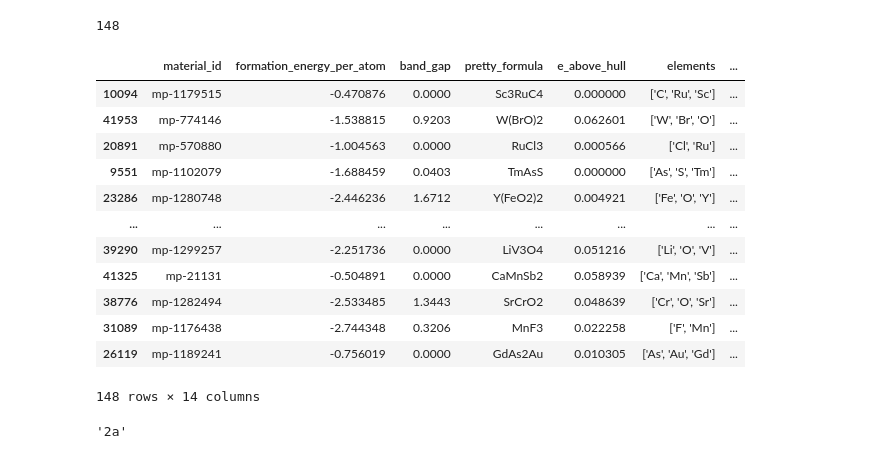
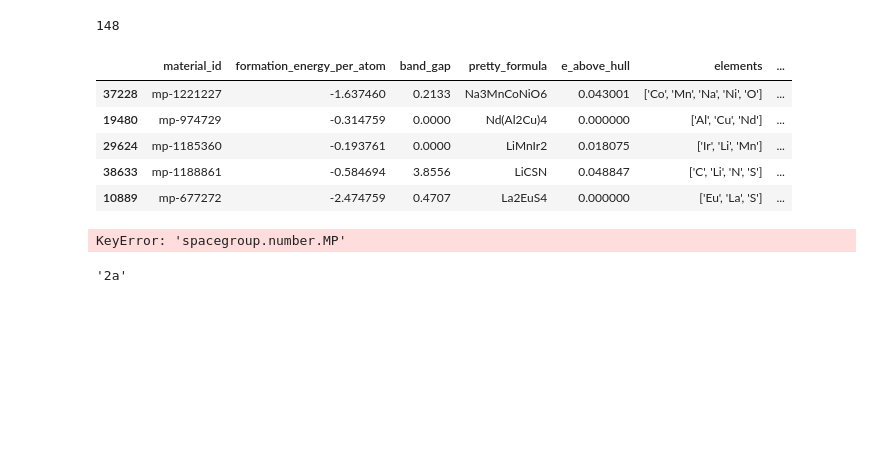
Before and after one commit to kedhip/WyckoffTransformer, a Jupyter notebook: SS.ipynb, the cells around one changed output. Saved outputs shown, nothing was run; the diff lists cells and outputs as text; code cells hidden in the pictures; blank space fills up the shorter version.

```diff
--- a/SS.ipynb
+++ b/SS.ipynb
@@ -1,3 +1,3 @@
 # %%
 from mp_20_utils import load_all_data
-datasets_pd, tensors, site_to_ids, element_to_ids, spacegroup_to_ids, max_len = load_all_data()
+datasets_pd, tensors, site_to_ids, element_to_ids, spacegroup_to_ids, max_len = load_all_data(allow_retokenize=True)
@@ -52,22 +70,19 @@ structure_to_sites(example_pymatgen)
 (datasets_pd['train']['spacegroup.number'] != datasets_pd['train']['spacegroup_number']).sum()
 # %% [output]
 148
+# %%
+datasets_pd['train'].head()
+# %% [output]
+|  | material_id | formation_energy_per_atom | band_gap | pretty_formula | e_above_hull | elements | ... |
+| 37228 | mp-1221227 | -1.637460 | 0.2133 | Na3MnCoNiO6 | 0.043001 | ['Co', 'Mn', 'Na', 'Ni', 'O'] | ... |
+| 19480 | mp-974729 | -0.314759 | 0.0000 | Nd(Al2Cu)4 | 0.000000 | ['Al', 'Cu', 'Nd'] | ... |
+| 29624 | mp-1185360 | -0.193761 | 0.0000 | LiMnIr2 | 0.018075 | ['Ir', 'Li', 'Mn'] | ... |
+| 38633 | mp-1188861 | -0.584694 | 3.8556 | LiCSN | 0.048847 | ['C', 'Li', 'N', 'S'] | ... |
+| 10889 | mp-677272 | -2.474759 | 0.4707 | La2EuS4 | 0.000000 | ['Eu', 'La', 'S'] | ... |
 # %%
-datasets_pd['train'][(datasets_pd['train']['spacegroup.number'] != datasets_pd['train']['spacegroup_number'])]
+datasets_pd['train'][(datasets_pd['train']['spacegroup.number.MP'] != datasets_pd['train']['spacegroup_number'])]
 # %% [output]
-|  | material_id | formation_energy_per_atom | band_gap | pretty_formula | e_above_hull | elements | ... |
-| 10094 | mp-1179515 | -0.470876 | 0.0000 | Sc3RuC4 | 0.000000 | ['C', 'Ru', 'Sc'] | ... |
-| 41953 | mp-774146 | -1.538815 | 0.9203 | W(BrO)2 | 0.062601 | ['W', 'Br', 'O'] | ... |
-| 20891 | mp-570880 | -1.004563 | 0.0000 | RuCl3 | 0.000566 | ['Cl', 'Ru'] | ... |
-| 9551 | mp-1102079 | -1.688459 | 0.0403 | TmAsS | 0.000000 | ['As', 'S', 'Tm'] | ... |
-| 23286 | mp-1280748 | -2.446236 | 1.6712 | Y(FeO2)2 | 0.004921 | ['Fe', 'O', 'Y'] | ... |
-| ... | ... | ... | ... | ... | ... | ... | ... |
-| 39290 | mp-1299257 | -2.251736 | 0.0000 | LiV3O4 | 0.051216 | ['Li', 'O', 'V'] | ... |
-| 41325 | mp-21131 | -0.504891 | 0.0000 | CaMnSb2 | 0.058939 | ['Ca', 'Mn', 'Sb'] | ... |
-| 38776 | mp-1282494 | -2.533485 | 1.3443 | SrCrO2 | 0.048639 | ['Cr', 'O', 'Sr'] | ... |
-| 31089 | mp-1176438 | -2.744348 | 0.3206 | MnF3 | 0.022258 | ['F', 'Mn'] | ... |
-| 26119 | mp-1189241 | -0.756019 | 0.0000 | GdAs2Au | 0.010305 | ['As', 'Au', 'Gd'] | ... |
-148 rows × 14 columns
+KeyError: 'spacegroup.number.MP'
 # %%
 w.get_label()
 # %% [output]
```
Also changed, not shown: parts of 1 cell of this notebook, 15 other files.
